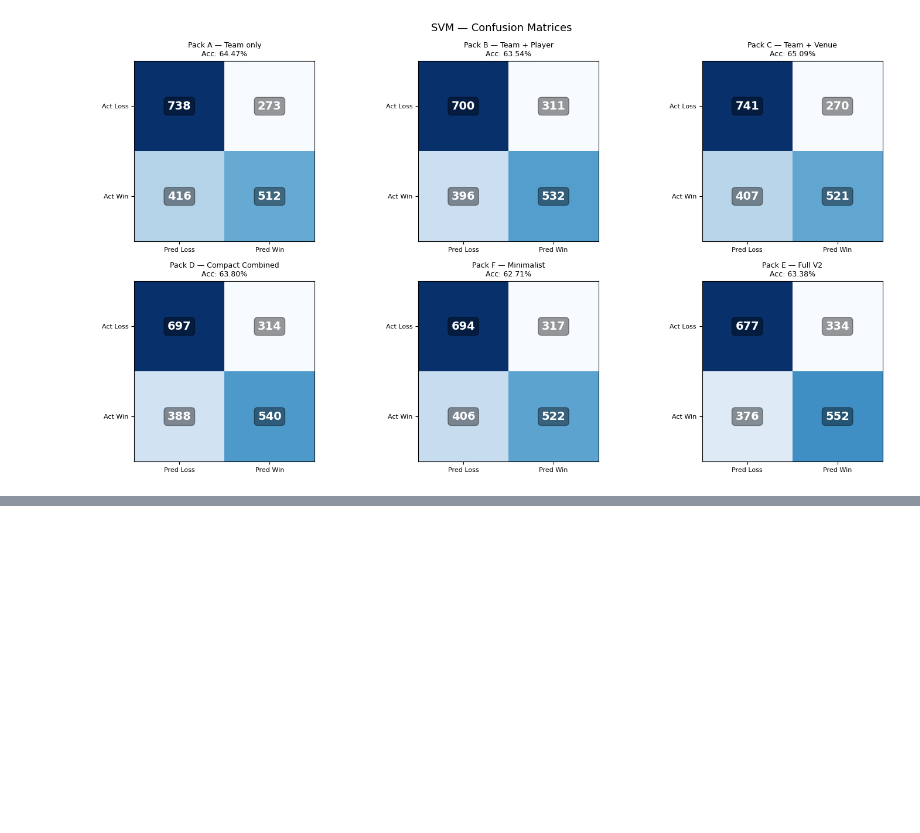
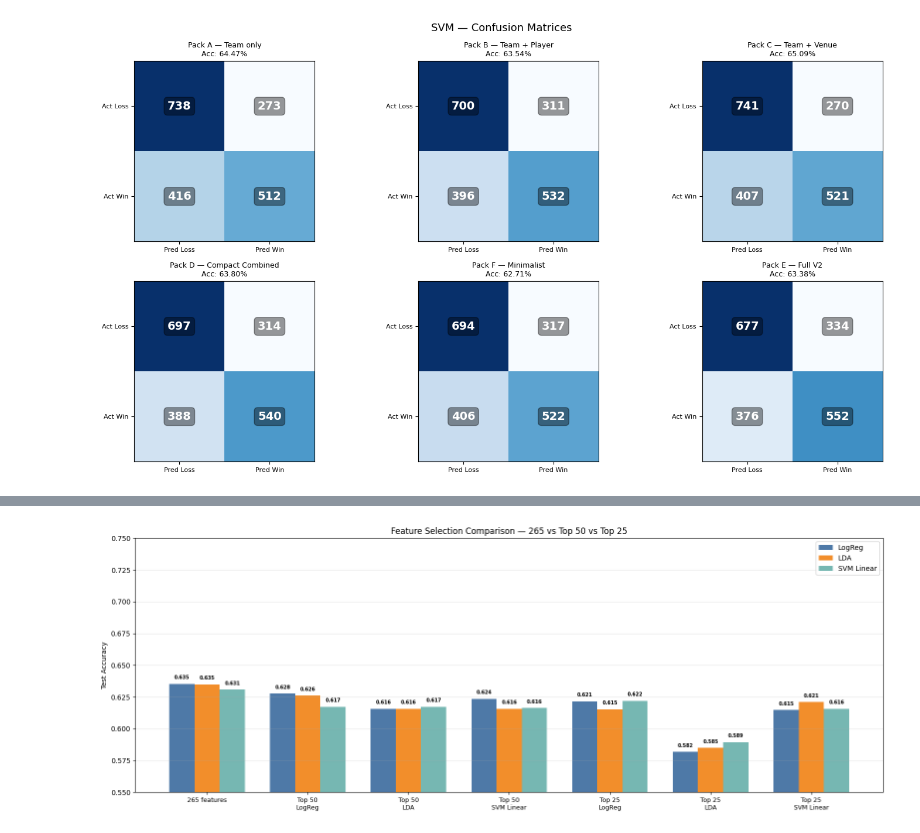
Before and after one commit to anandmukarung/cricket-predictability-study, a Jupyter notebook: notebooks/Cricket Prediction.ipynb, the cells around one changed output, grey strips where cells are left out. Cells and saved outputs as stored; diff of their text form; code cells hidden in the pictures; blank space fills up the shorter version.

```diff
--- a/notebooks/Cricket Prediction.ipynb
+++ b/notebooks/Cricket Prediction.ipynb
@@ -546,44 +651,54 @@ print('\nDone.')
 # %%
-fig, axes = plt.subplots(1, 4, figsize=(24, 5))
-
-model_names = ['LogReg', 'LDA', 'SVM (RBF)', 'SVM (Linear)']
-colors      = ['#4e79a7', '#f28e2b', '#e15759', '#76b7b2']
+fig, ax = plt.subplots(figsize=(16, 6))
 
 experiment_names = [
     '265 features',
     'Top 50\nLogReg',
     'Top 50\nLDA',
     'Top 50\nSVM Linear',
     'Top 25\nLogReg',
     'Top 25\nLDA',
     'Top 25\nSVM Linear',
 ]
 
-for ax, model_name, color in zip(axes, model_names, colors):
+model_names = ['LogReg', 'LDA', 'SVM Linear']
+colors      = ['#4e79a7', '#f28e2b', '#76b7b2']
+
+key_map_265  = {'LogReg': 'LogReg', 'LDA': 'LDA', 'SVM Linear': 'SVM Linear'}
+key_map_5025 = {'LogReg': 'LogReg', 'LDA': 'LDA', 'SVM Linear': 'SVM (Linear)'}
+
+x     = np.arange(len(experiment_names))
+width = 0.25
+
+for i, (model_name, color) in enumerate(zip(model_names, colors)):
+    k265  = key_map_265[model_name]
+    k5025 = key_map_5025[model_name]
+
     accuracies = [
-        r265[model_name]['accuracy'],
-        r50['Top 50 — LogReg selected'][model_name]['accuracy'],
-        r50['Top 50 — LDA selected'][model_name]['accuracy'],
-        r50['Top 50 — SVM Linear selected'][model_name]['accuracy'],
-        r25['Top 25 — LogReg selected'][model_name]['accuracy'],
-        r25['Top 25 — LDA selected'][model_name]['accuracy'],
-        r25['Top 25 — SVM Linear selected'][model_name]['accuracy'],
+        r265[k265]['accuracy'],
+        r50['Top 50 — LogReg selected'][k5025]['accuracy'],
+        r50['Top 50 — LDA selected'][k5025]['accuracy'],
+        r50['Top 50 — SVM Linear selected'][k5025]['accuracy'],
+        r25['Top 25 — LogReg selected'][k5025]['accuracy'],
+        r25['Top 25 — LDA selected'][k5025]['accuracy'],
+        r25['Top 25 — SVM Linear selected'][k5025]['accuracy'],
     ]
 
-    bars = ax.bar(np.arange(len(experiment_names)), accuracies, color=color)
+    bars = ax.bar(x + i*width, accuracies, width, label=model_name, color=color)
     for bar, acc in zip(bars, accuracies):
         ax.text(bar.get_x() + bar.get_width()/2,
                 bar.get_height() + 0.003,
                 f'{acc:.3f}',
                 ha='center', va='bottom', fontsize=7, fontweight='bold')
 
-    ax.set_xticks(np.arange(len(experiment_names)))
-    ax.set_xticklabels(experiment_names, fontsize=7, rotation=15, ha='right')
-    ax.set_ylim(0.55, 0.75)
-    ax.set_ylabel('Test Accuracy')
-    ax.set_title(f'{model_name}')
-    ax.grid(axis='y', alpha=0.3)
-
-plt.suptitle('Feature Selection Comparison — 265 vs Top 50 vs Top 25', fontsize=13)
+ax.set_xticks(x + width)
+ax.set_xticklabels(experiment_names, fontsize=9)
+ax.set_ylim(0.55, 0.75)
+ax.set_ylabel('Test Accuracy')
+ax.set_title('Feature Selection Comparison — 265 vs Top 50 vs Top 25')
+ax.legend()
+ax.grid(axis='y', alpha=0.3)
 plt.tight_layout()
 plt.show()
+# %% [output]
+[figure, added]
```
Also changed, not shown: parts of 18 cells of this notebook.
